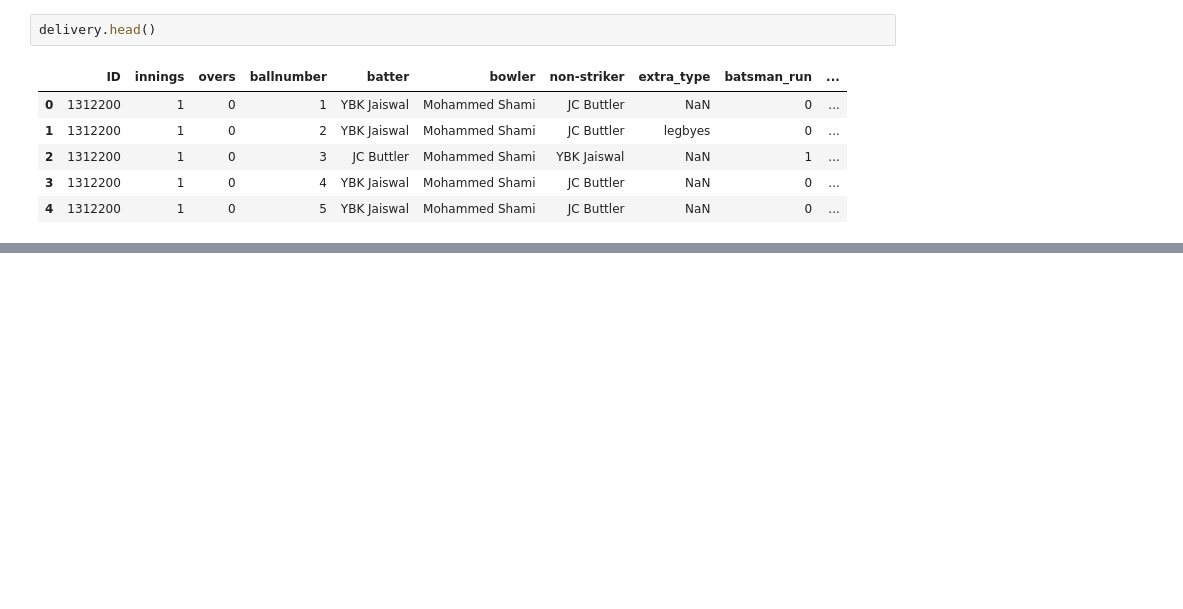
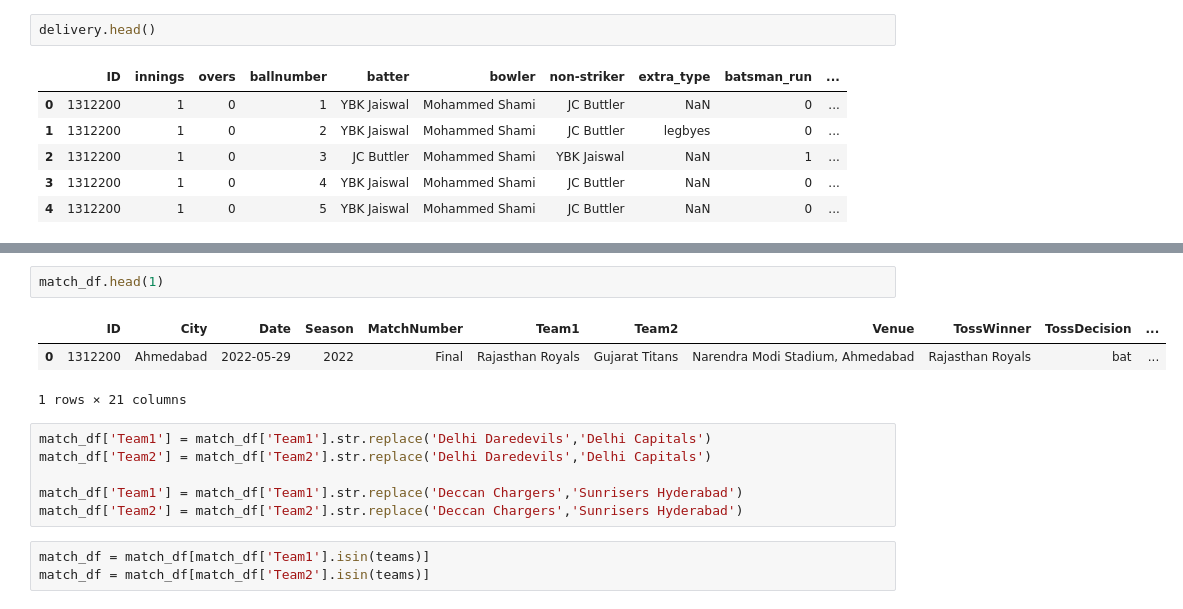
Before and after one commit to iamabhaytiwari343/IPL, a Jupyter notebook: model.ipynb, the cells around one changed output, grey strips where cells are left out. Saved outputs shown, nothing was run; the diff lists cells and outputs as text; blank space fills up the shorter version.

```diff
--- a/model.ipynb
+++ b/model.ipynb
@@ -30,0 +106,15 @@ total_score_df = delivery.groupby()
+# %%
+match_df.head(1)
+# %% [output]
+|  | ID | City | Date | Season | MatchNumber | Team1 | Team2 | Venue | TossWinner | TossDecision | ... |
+| 0 | 1312200 | Ahmedabad | 2022-05-29 | 2022 | Final | Rajasthan Royals | Gujarat Titans | Narendra Modi Stadium, Ahmedabad | Rajasthan Royals | bat | ... |
+1 rows × 21 columns
+# %%
+match_df['Team1'] = match_df['Team1'].str.replace('Delhi Daredevils','Delhi Capitals')
+match_df['Team2'] = match_df['Team2'].str.replace('Delhi Daredevils','Delhi Capitals')
+
+match_df['Team1'] = match_df['Team1'].str.replace('Deccan Chargers','Sunrisers Hyderabad')
+match_df['Team2'] = match_df['Team2'].str.replace('Deccan Chargers','Sunrisers Hyderabad')
+# %%
+match_df = match_df[match_df['Team1'].isin(teams)]
+match_df = match_df[match_df['Team2'].isin(teams)]
```
Also changed, not shown: parts of 13 cells of this notebook.
